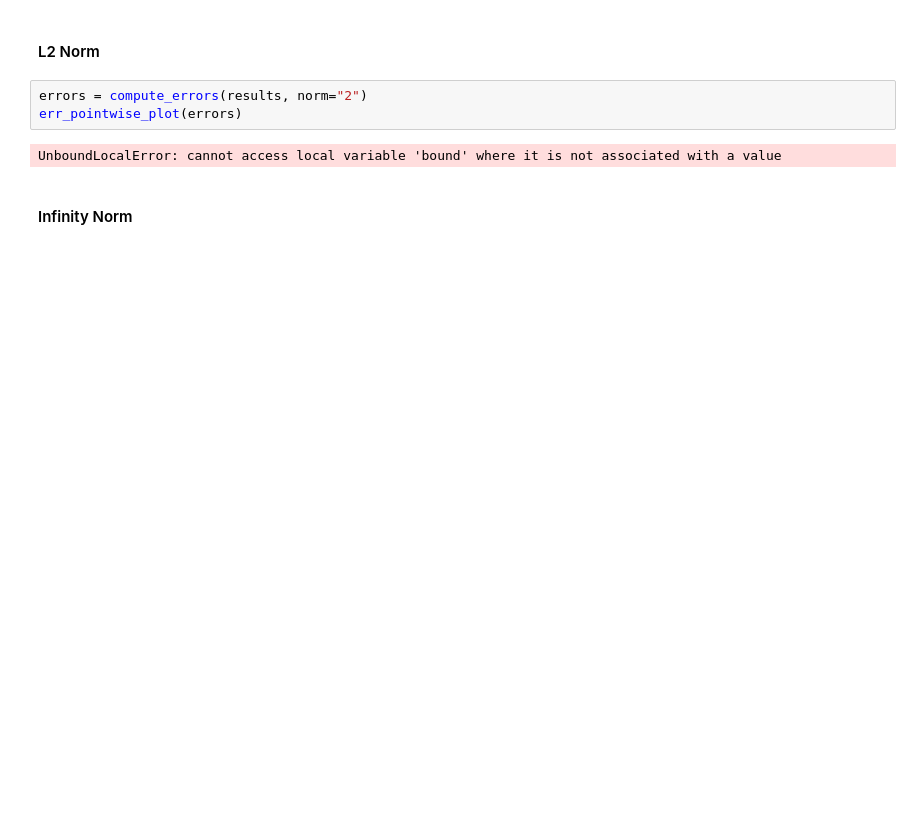
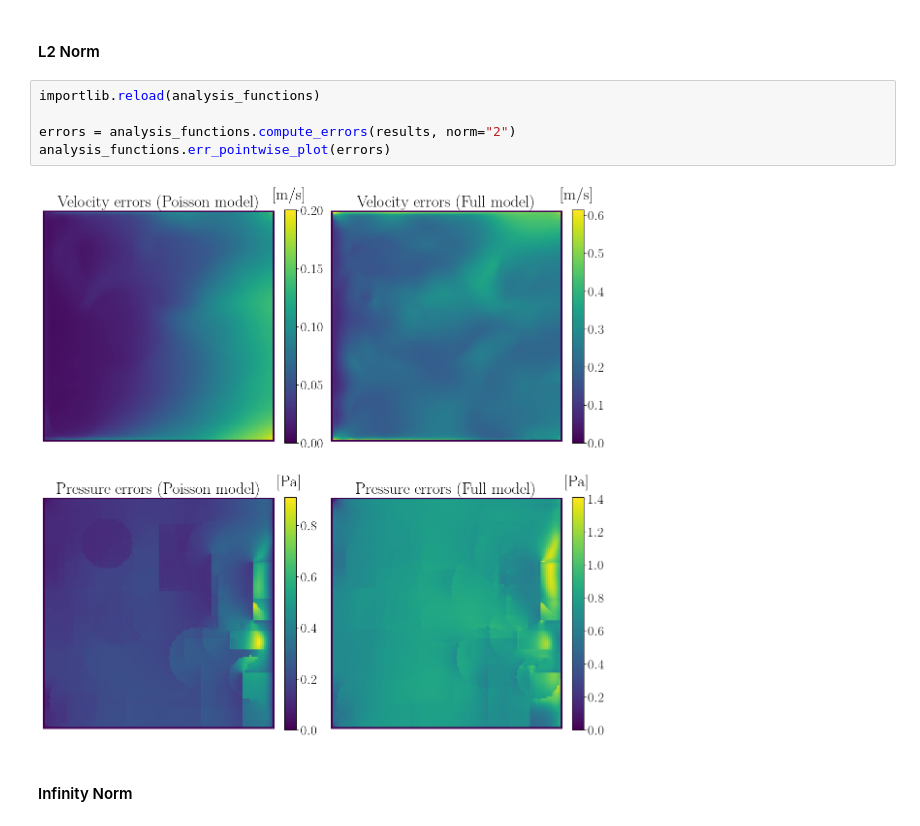
Before and after one commit to gregorkovac/pinn-accelerated-cfd, a Jupyter notebook: src/analysis/analysis.ipynb, the cells around one changed output. Drawn from its saved outputs; the diff is of its cells as text; blank space fills up the shorter version.

```diff
--- a/src/analysis/analysis.ipynb
+++ b/src/analysis/analysis.ipynb
@@ -271,10 +341,12 @@ analysis_functions.err_pointwise_plot(errors)
 # %% [markdown]
 #### L2 Norm
 # %%
-errors = compute_errors(results, norm="2")
-err_pointwise_plot(errors)
+importlib.reload(analysis_functions)
+
+errors = analysis_functions.compute_errors(results, norm="2")
+analysis_functions.err_pointwise_plot(errors)
 # %% [output]
-UnboundLocalError: cannot access local variable 'bound' where it is not associated with a value
+[figure, added]
 # %% [markdown]
 #### Infinity Norm
 # %%
```
Also changed, not shown: parts of 5 cells of this notebook, 3 other files.
